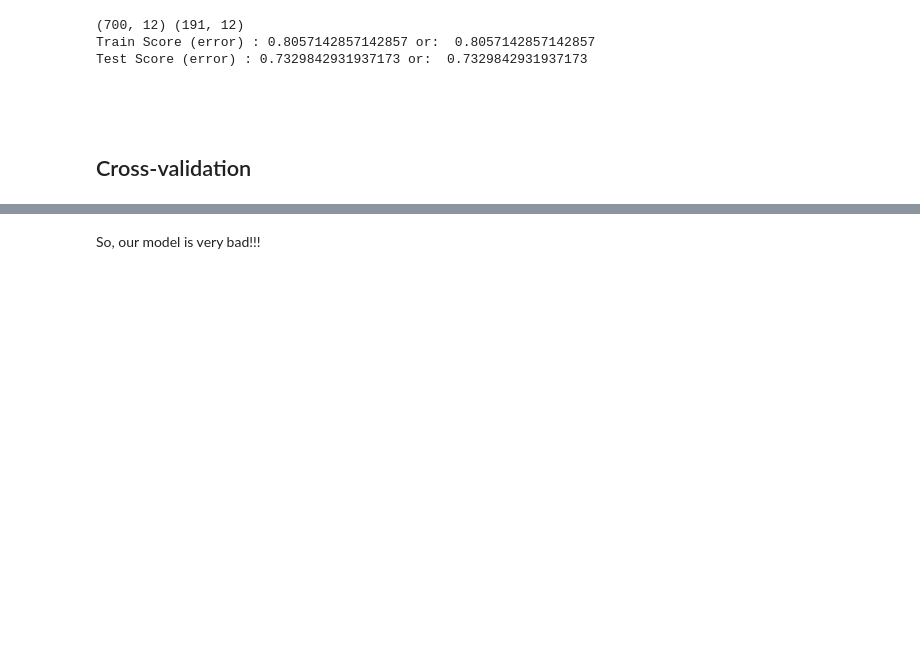
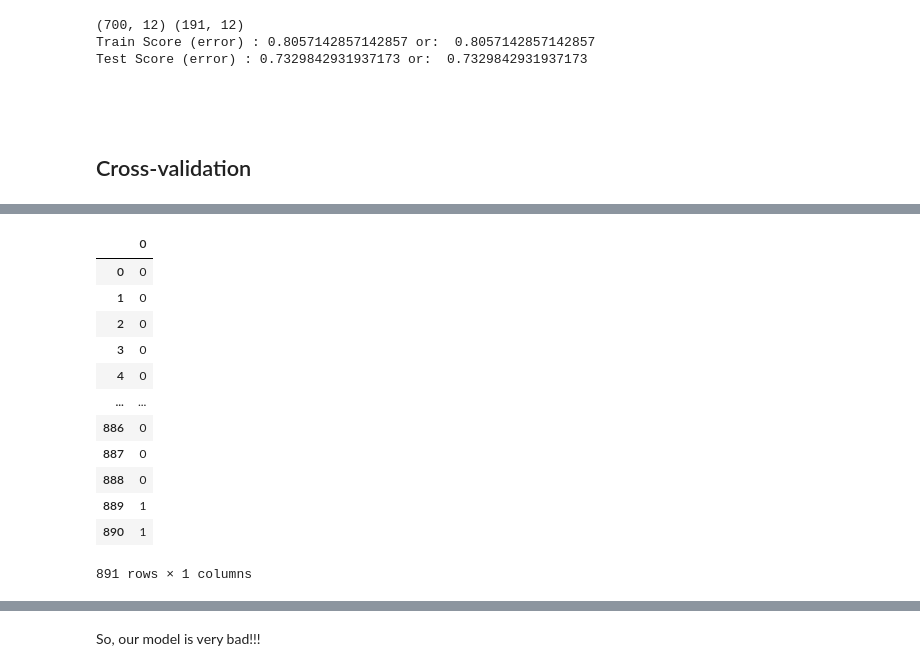
Before and after one commit to berradais/DNA-2021-2022, a Jupyter notebook: 5-Data-Science/Notebook/Titanic_cv_baseline_template.ipynb, the cells around one changed output, grey strips where cells are left out. Saved outputs shown, nothing was run; the diff lists cells and outputs as text; code cells hidden in the pictures; blank space fills up the shorter version.

```diff
--- a/5-Data-Science/Notebook/Titanic_cv_baseline_template.ipynb
+++ b/5-Data-Science/Notebook/Titanic_cv_baseline_template.ipynb
@@ -337,0 +451,16 @@ NameError: name 'X' is not defined
+# %%
+a = (results_df_test>=0.8).astype(int)
+# %% [output]
+|  | 0 |
+| 0 | 0 |
+| 1 | 0 |
+| 2 | 0 |
+| 3 | 0 |
+| 4 | 0 |
+| ... | ... |
+| 886 | 0 |
+| 887 | 0 |
+| 888 | 0 |
+| 889 | 1 |
+| 890 | 1 |
+891 rows × 1 columns
```
Also changed, not shown: parts of 27 cells of this notebook, 1 other file.
